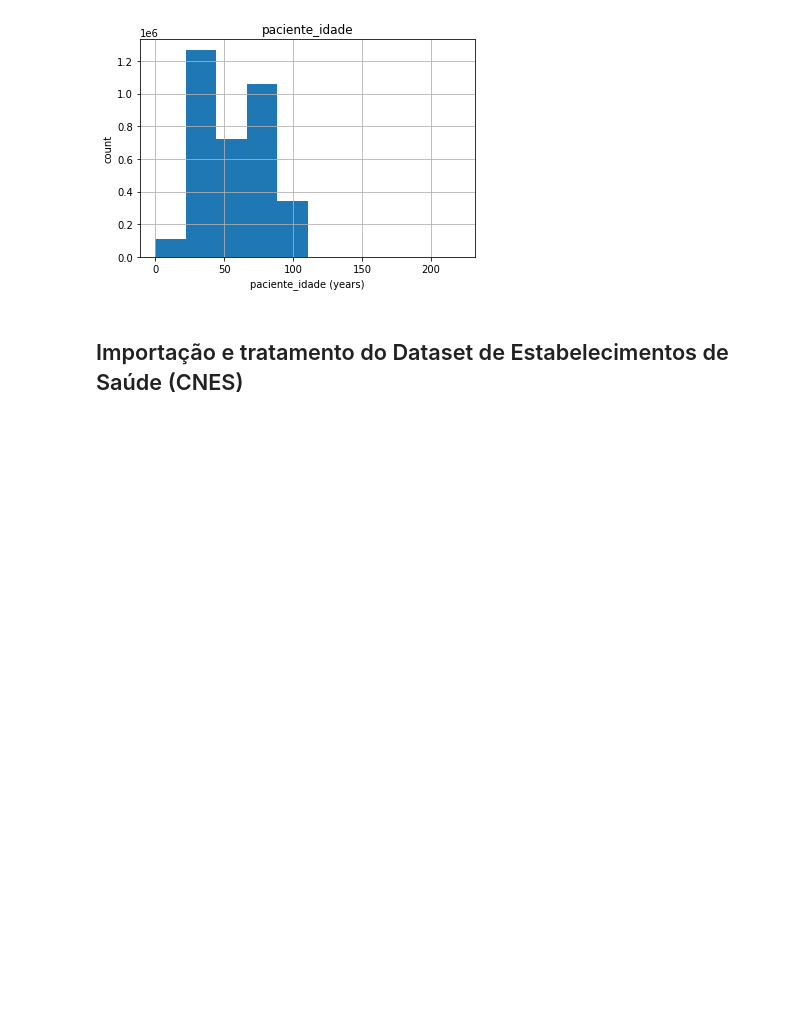
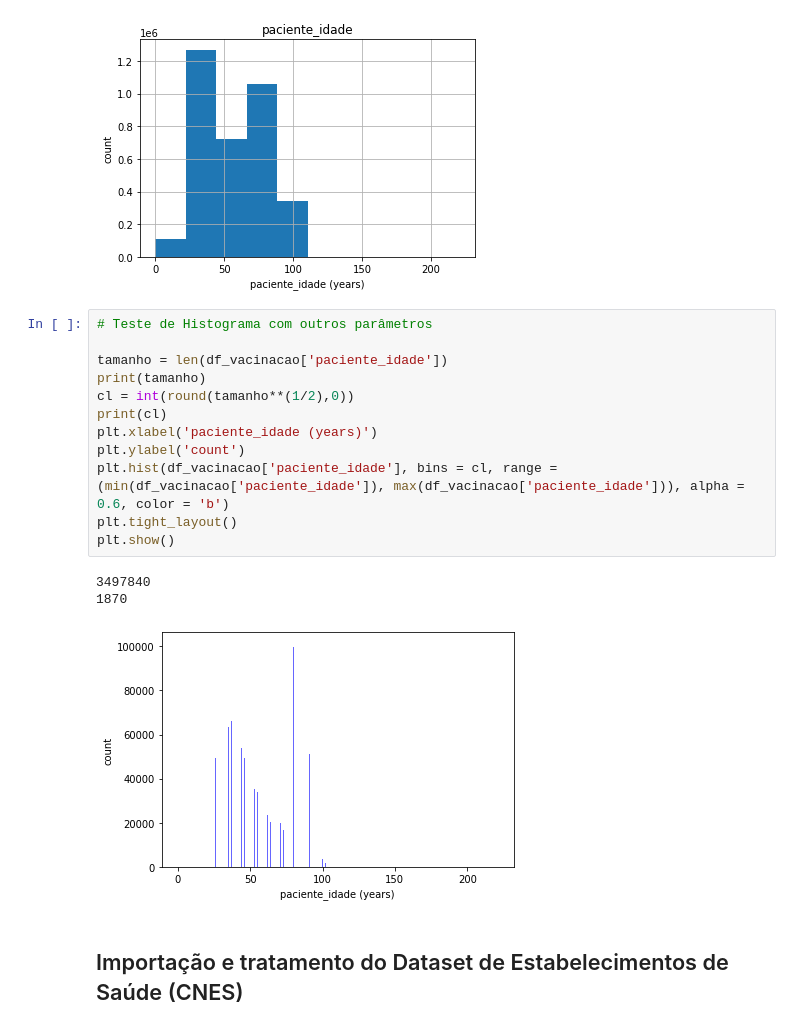
Before and after one commit to massaoiwanaga/topespsi, a Jupyter notebook: TESI_VAC_COVID.ipynb, the cells around one changed output. Drawn from its saved outputs; the diff is of its cells as text; blank space fills up the shorter version.

```diff
--- a/TESI_VAC_COVID.ipynb
+++ b/TESI_VAC_COVID.ipynb
@@ -774,6 +774,22 @@ plt.ylabel('count')
 plt.show()
 # %% [output]
 [figure]
+# %%
+# Teste de Histograma com outros parâmetros
+
+tamanho = len(df_vacinacao['paciente_idade'])
+print(tamanho)
+cl = int(round(tamanho**(1/2),0))
+print(cl)
+plt.xlabel('paciente_idade (years)')
+plt.ylabel('count')
+plt.hist(df_vacinacao['paciente_idade'], bins = cl, range = (min(df_vacinacao['paciente_idade']), max(df_vacinacao['paciente_idade'])), alpha = 0.6, color = 'b')
+plt.tight_layout()
+plt.show()
+# %% [output]
+3497840
+1870
+[figure, added]
 # %% [markdown]
 ## Importação e tratamento do Dataset de Estabelecimentos de Saúde (CNES)
 # %%
```
